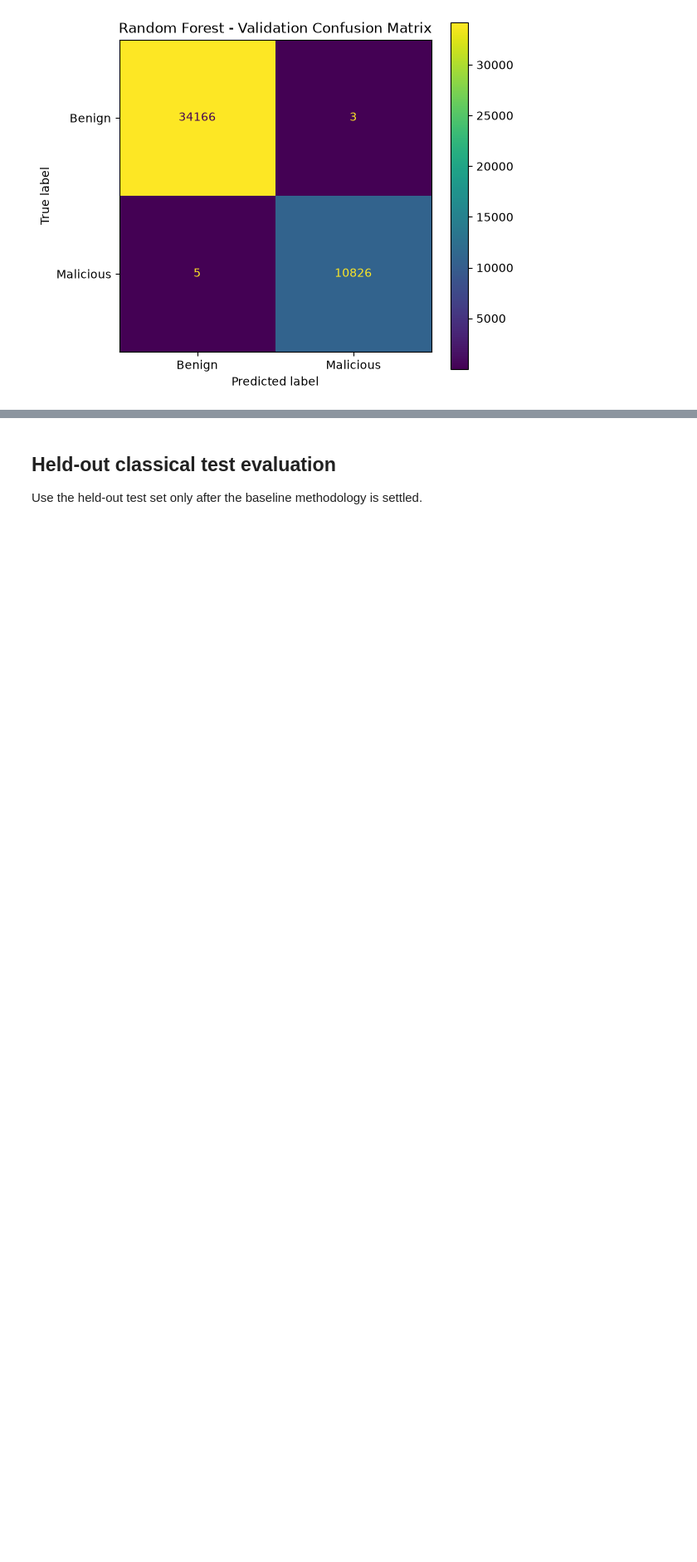
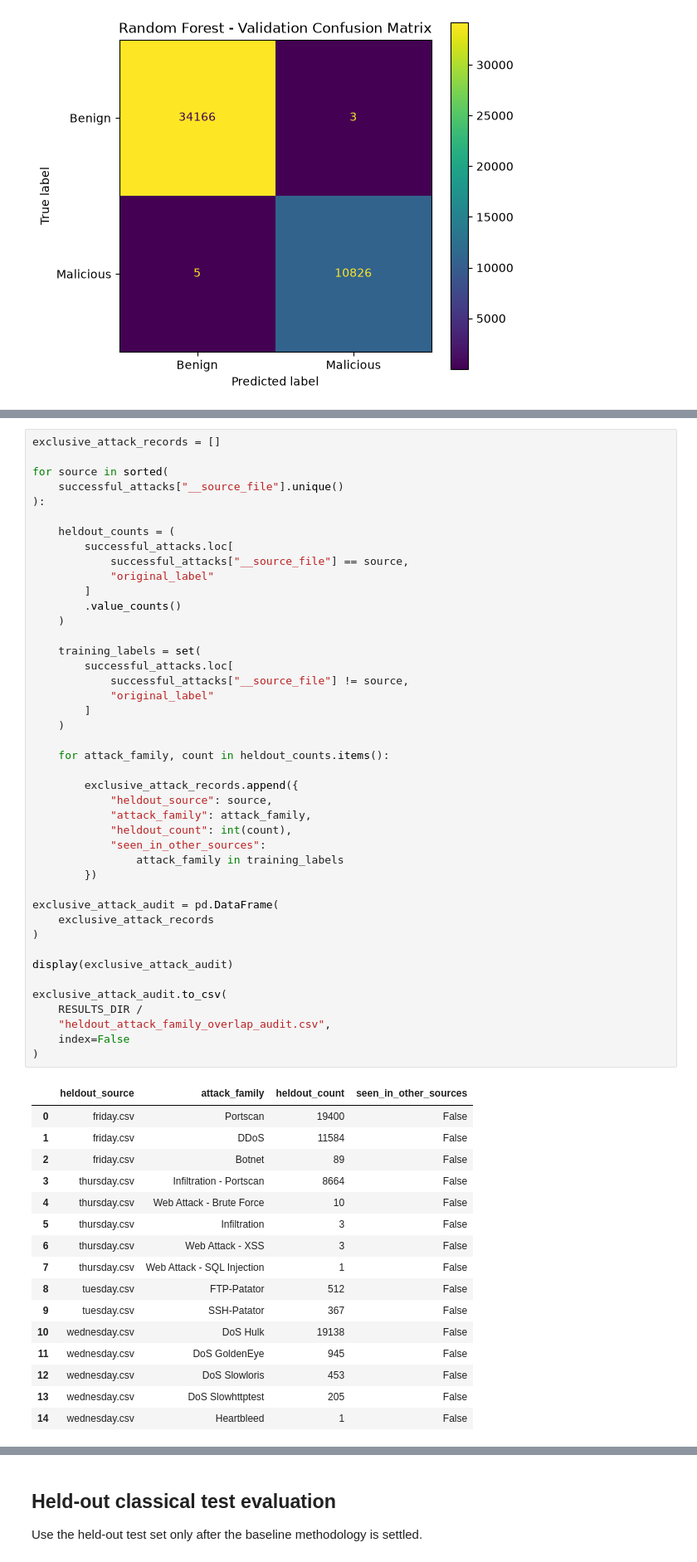
Before and after one commit to OOdunsi/Exploring-Quantum-Computing---CICIDS2017-Dataset-Test, a Jupyter notebook: notebooks/01_cicids2017_classical_baseline_v2.ipynb, the cells around one changed output, grey strips where cells are left out. Shown at 83% size. Drawn from its saved outputs; the diff is of its cells as text; blank space fills up the shorter version.

```diff
--- a/notebooks/01_cicids2017_classical_baseline_v2.ipynb
+++ b/notebooks/01_cicids2017_classical_baseline_v2.ipynb
@@ -1179,0 +1576,60 @@ plt.show()
+# %%
+exclusive_attack_records = []
+
+for source in sorted(
+    successful_attacks["__source_file"].unique()
+):
+
+    heldout_counts = (
+        successful_attacks.loc[
+            successful_attacks["__source_file"] == source,
+            "original_label"
+        ]
+        .value_counts()
+    )
+
+    training_labels = set(
+        successful_attacks.loc[
+            successful_attacks["__source_file"] != source,
+            "original_label"
+        ]
+    )
+
+    for attack_family, count in heldout_counts.items():
+
+        exclusive_attack_records.append({
+            "heldout_source": source,
+            "attack_family": attack_family,
+            "heldout_count": int(count),
+            "seen_in_other_sources":
+                attack_family in training_labels
+        })
+
+exclusive_attack_audit = pd.DataFrame(
+    exclusive_attack_records
+)
+
+display(exclusive_attack_audit)
+
+exclusive_attack_audit.to_csv(
+    RESULTS_DIR /
+    "heldout_attack_family_overlap_audit.csv",
+    index=False
+)
+# %% [output]
+|  | heldout_source | attack_family | heldout_count | seen_in_other_sources |
+| 0 | friday.csv | Portscan | 19400 | False |
+| 1 | friday.csv | DDoS | 11584 | False |
+| 2 | friday.csv | Botnet | 89 | False |
+| 3 | thursday.csv | Infiltration - Portscan | 8664 | False |
+| 4 | thursday.csv | Web Attack - Brute Force | 10 | False |
+| 5 | thursday.csv | Infiltration | 3 | False |
+| 6 | thursday.csv | Web Attack - XSS | 3 | False |
+| 7 | thursday.csv | Web Attack - SQL Injection | 1 | False |
+| 8 | tuesday.csv | FTP-Patator | 512 | False |
+| 9 | tuesday.csv | SSH-Patator | 367 | False |
+| 10 | wednesday.csv | DoS Hulk | 19138 | False |
+| 11 | wednesday.csv | DoS GoldenEye | 945 | False |
+| 12 | wednesday.csv | DoS Slowloris | 453 | False |
+| 13 | wednesday.csv | DoS Slowhttptest | 205 | False |
+| 14 | wednesday.csv | Heartbleed | 1 | False |
```
Also changed, not shown: parts of 12 cells of this notebook.
